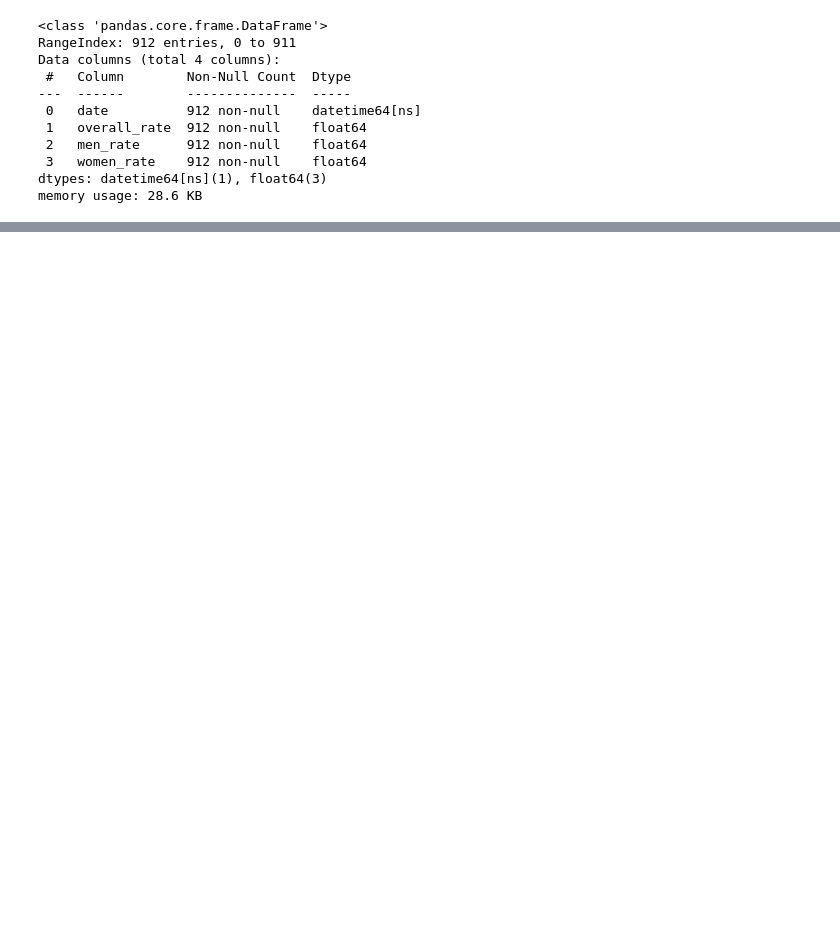
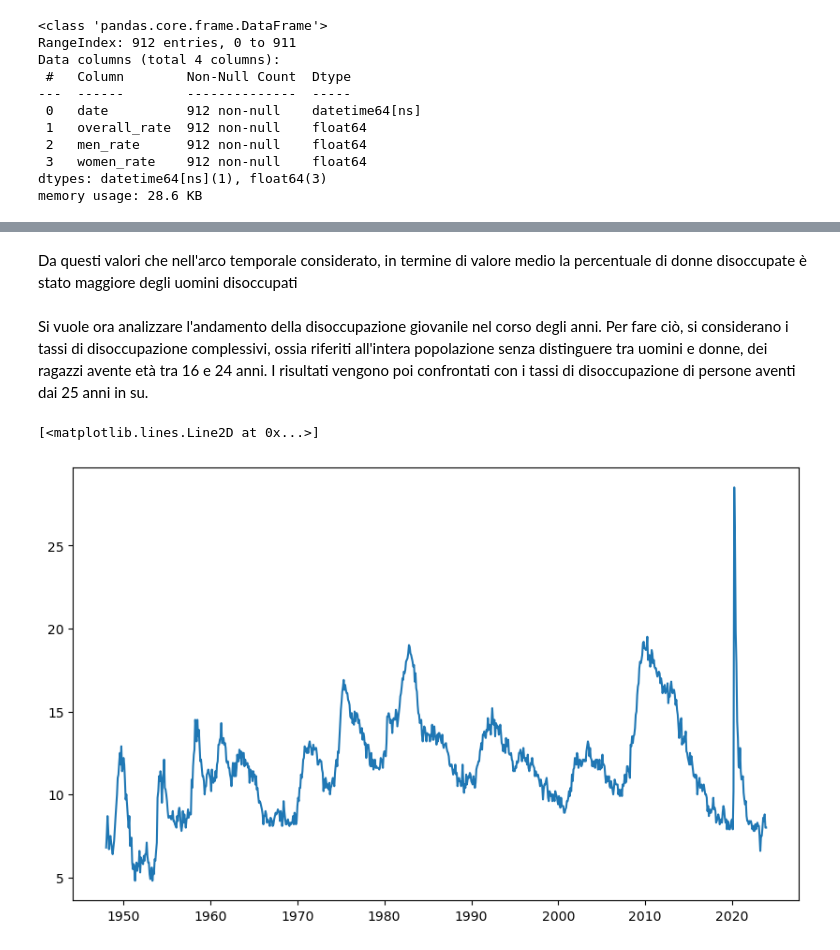
Before and after one commit to MatteoCalvanico/DataAnalytics-Project, a Jupyter notebook: Progetto.ipynb, the cells around one changed output, grey strips where cells are left out. Cells and saved outputs as stored; diff of their text form; code cells hidden in the pictures; blank space fills up the shorter version.

```diff
--- a/Progetto.ipynb
+++ b/Progetto.ipynb
@@ -259,3 +259,6 @@ df
 | 910 | 2023-11-01 | 3.7 | 4.0 | 3.4 | 13.3 | 9.5 | 12.2 | ... |
 | 911 | 2023-12-01 | 3.7 | 3.9 | 3.6 | 15.2 | 11.2 | 12.5 | ... |
 912 rows × 26 columns
+# %%
+df_young = pd.read_csv("CSV2.csv")
+df_young
@@ -284,0 +325,13 @@ memory usage: 28.6 KB
+# %% [markdown]
+Da questi valori che nell'arco temporale considerato, in termine di valore medio la percentuale di donne disoccupate è stato maggiore degli uomini disoccupati
+# %% [markdown]
+Si vuole ora analizzare l'andamento della disoccupazione giovanile nel corso degli anni. Per fare ciò, si considerano i tassi di disoccupazione complessivi, ossia riferiti all'intera popolazione senza distinguere tra uomini e donne, dei ragazzi avente età tra 16 e 24 anni. I risultati vengono poi confrontati con i tassi di disoccupazione di persone aventi dai 25 anni in su.
+# %%
+df_young['date'] = pd.to_datetime(df_young['date'])
+df_young['Disoccupati'] = (df_young['age_16_24_rate'])
+# %%
+plt.figure(figsize=(10, 6))
+plt.plot(df_young['date'], df_young['Disoccupati'])
+# %% [output]
+[<matplotlib.lines.Line2D at 0x...>]
+[figure, added]
```
Also changed, not shown: parts of 8 cells of this notebook.
